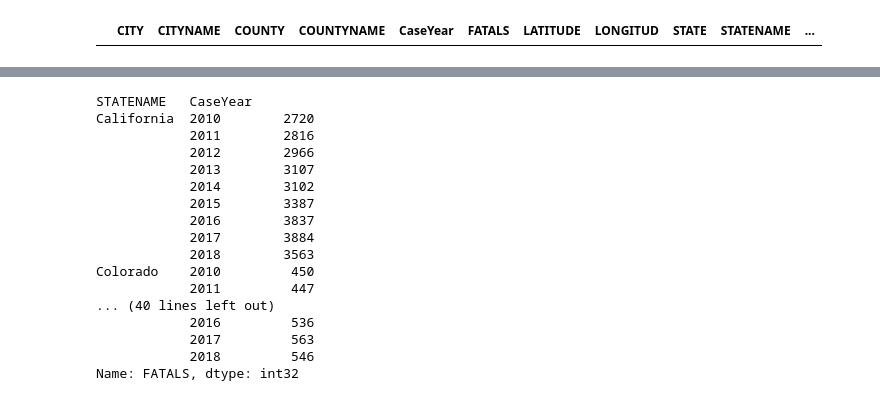
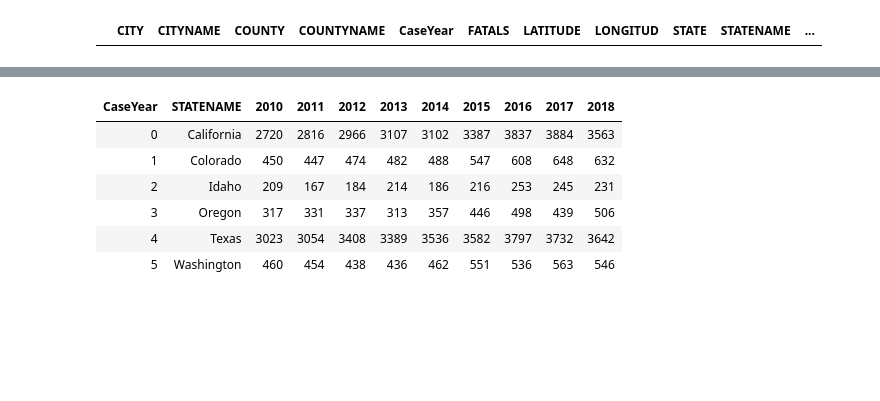
Before and after one commit to epayne323/ProjectOneRepo, a Jupyter notebook: Notebooks/working_EP.ipynb, the cells around one changed output, grey strips where cells are left out. Saved outputs shown, nothing was run; the diff lists cells and outputs as text; code cells hidden in the pictures; blank space fills up the shorter version.

```diff
--- a/Notebooks/working_EP.ipynb
+++ b/Notebooks/working_EP.ipynb
@@ -129,22 +142,4 @@ crash_df["FATALS"] = crash_df["FATALS"].astype(int)
 # %%
 state_year_group = crash_df.groupby(["STATENAME", "CaseYear"])
 # %%
-state_year_group.sum()["FATALS"]
+fatals = state_year_group.sum()["FATALS"].reset_index()
-# %% [output]
-STATENAME   CaseYear
-California  2010        2720
-            2011        2816
-            2012        2966
-            2013        3107
-            2014        3102
-            2015        3387
-            2016        3837
-            2017        3884
-            2018        3563
-Colorado    2010         450
-            2011         447
-... (40 lines left out)
-            2016         536
-            2017         563
-            2018         546
-Name: FATALS, dtype: int32
@@ -150,0 +151,13 @@ Name: FATALS, dtype: int32
+# %%
+fatals = fatals.pivot(index="STATENAME",columns="CaseYear",values="FATALS").reset_index()
+fatals_groups = fatals.groupby("STATENAME")
+fatals
+# fatals.head()
+# %% [output]
+| CaseYear | STATENAME | 2010 | 2011 | 2012 | 2013 | 2014 | 2015 | 2016 | 2017 | 2018 |
+| 0 | California | 2720 | 2816 | 2966 | 3107 | 3102 | 3387 | 3837 | 3884 | 3563 |
+| 1 | Colorado | 450 | 447 | 474 | 482 | 488 | 547 | 608 | 648 | 632 |
+| 2 | Idaho | 209 | 167 | 184 | 214 | 186 | 216 | 253 | 245 | 231 |
+| 3 | Oregon | 317 | 331 | 337 | 313 | 357 | 446 | 498 | 439 | 506 |
+| 4 | Texas | 3023 | 3054 | 3408 | 3389 | 3536 | 3582 | 3797 | 3732 | 3642 |
+| 5 | Washington | 460 | 454 | 438 | 436 | 462 | 551 | 536 | 563 | 546 |
```
Also changed, not shown: parts of 22 cells of this notebook, 3 other files.
